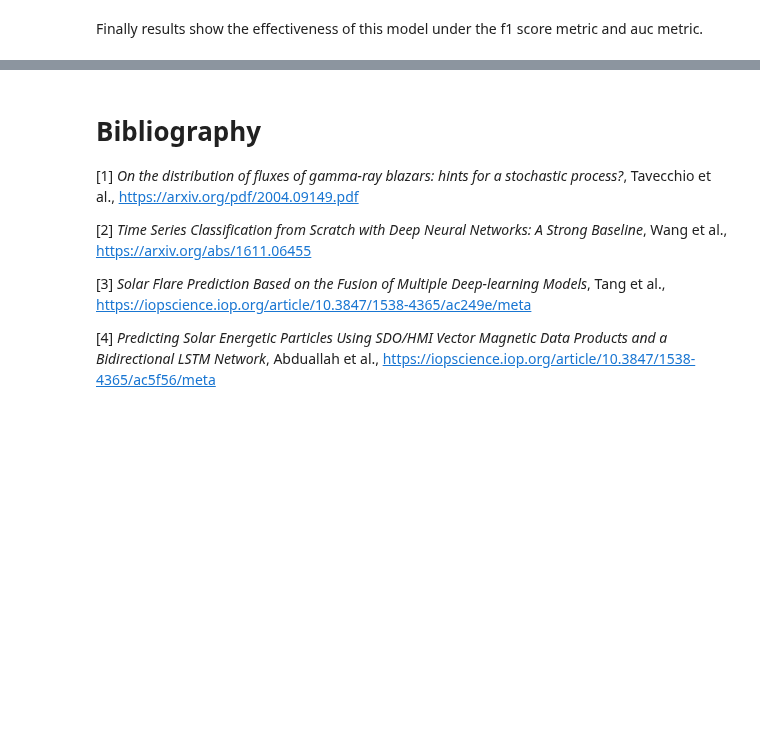
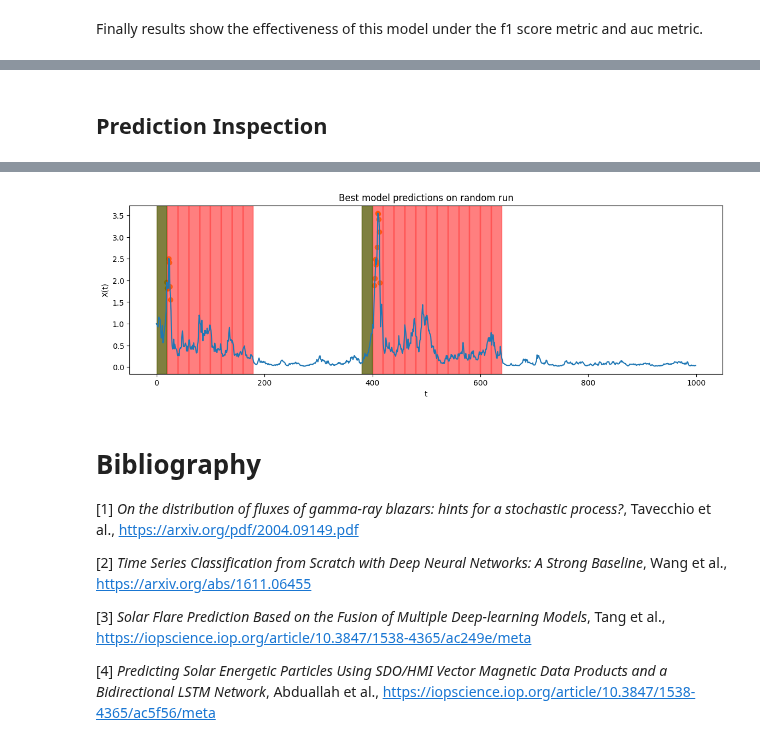
Before and after one commit to falric05/AII-Flare-prediction, a Jupyter notebook: notebooks/AI_ind_models.ipynb, the cells around one changed output, grey strips where cells are left out. Cells and saved outputs as stored; diff of their text form; code cells hidden in the pictures; blank space fills up the shorter version.

Commit message:
Added Prediction Inspection

```diff
--- a/notebooks/AI_ind_models.ipynb
+++ b/notebooks/AI_ind_models.ipynb
@@ -508,7 +528,8 @@ lstm_model.load_weights(lstm_path)
 y_test_pred_lstm = np.round(lstm_model.predict(X_test_std), 0)
 
 print("### Evaluation on test set ###")
-print("F1 Macro score: %.2f" % (f1_score(y_test, y_test_pred_lstm, average='macro')))
+test_f1_macro_lstm = f1_score(y_test, y_test_pred_lstm, average='macro')
+print("F1 Macro score: %.2f" % (test_f1_macro_lstm))
 #Create confusion matrix and normalizes it over predicted (columns)
 result = confusion_matrix(y_test, y_test_pred_lstm)
 print(result)
@@ -522,3 +543,46 @@ F1 Macro score: 0.88
 [[25763   177]
  [  891  1999]]
 AUC: 0.8424360315127003
+# %% [markdown]
+## Prediction Inspection
+# %%
+run = params['run']-3
+run_df = df_test[df_test['run'] == run]
+step = dataset_split_params['window_size'] // (dataset_split_params['window_size'] - dataset_split_params['overlap_size'])
+# step=1 # used to simulate overlap_size = 19
+filtered_run_df = run_df.iloc[::step]
+filtered_counts = filtered_run_df['future_flare'].value_counts()
+X_run_filtered, y_run_filtered = filtered_run_df.iloc[:,5:-3].to_numpy(), filtered_run_df.future_flare.to_numpy()
+
+plot_grid_datapoints_params = {
+    'run': run,
+    'sigma': params['sigma'][0],
+    'theta': params['theta'][0],
+    'mu': params['mu'][0],
+    'delta': params['delta'][0],
+    'labels': best_labels,
+    'title': 'Best model predictions on random run',
+    'show': False
+}
+fplt.plot_grid_datapoints(Xs, params, **plot_grid_datapoints_params)
+
+ax = plt.gca()
+cross_idx = np.argmax(results_short.values())
+cross_best = list(results_short.keys())[cross_idx]
+cross_best_score = results_short[cross_best]
+list_models = [cv_results[0][cross_idx], cnn_model, lstm_model]
+list_models_scores = [cross_best_score, test_f1_macro_cnn, test_f1_macro_lstm]
+best = np.argmax(list_models_scores)
+best_model = list_models[best]
+if best == 0:
+    y_run_filtered_pred = best_model.predict(X_run_filtered)
+if best == 1:
+    X_run_filtered = X_run_filtered.reshape(X_run_filtered.shape[0], X_run_filtered.shape[1], 1)
+    y_run_filtered_pred = np.squeeze(np.round(best_model.predict(X_run_filtered,0)))
+if best == 2:
+    y_run_filtered_pred = np.squeeze(np.round(best_model.predict(X_run_filtered),0))
+for w in filtered_run_df.iloc[list(np.where(y_run_filtered_pred==1)[0]),:].window_range:
+    ax.axvspan(w[0], w[1], alpha=0.5, color='red')
+for w in filtered_run_df.iloc[list(np.where(y_run_filtered==1)[0]),:].window_range:
+    ax.axvspan(w[0], w[1], alpha=0.5, color='green')
+# %% [output]
@@ -525,3 +590,4 @@ AUC: 0.8424360315127003
+[figure, added]
 # %% [markdown]
 # Bibliography
 \[1\] _On the distribution of fluxes of gamma-ray blazars: hints for a stochastic process?_, Tavecchio et al., [https://arxiv.org/pdf/2004.09149.pdf](https://arxiv.org/pdf/2004.09149.pdf)
```
Also changed, not shown: parts of 5 cells of this notebook.
